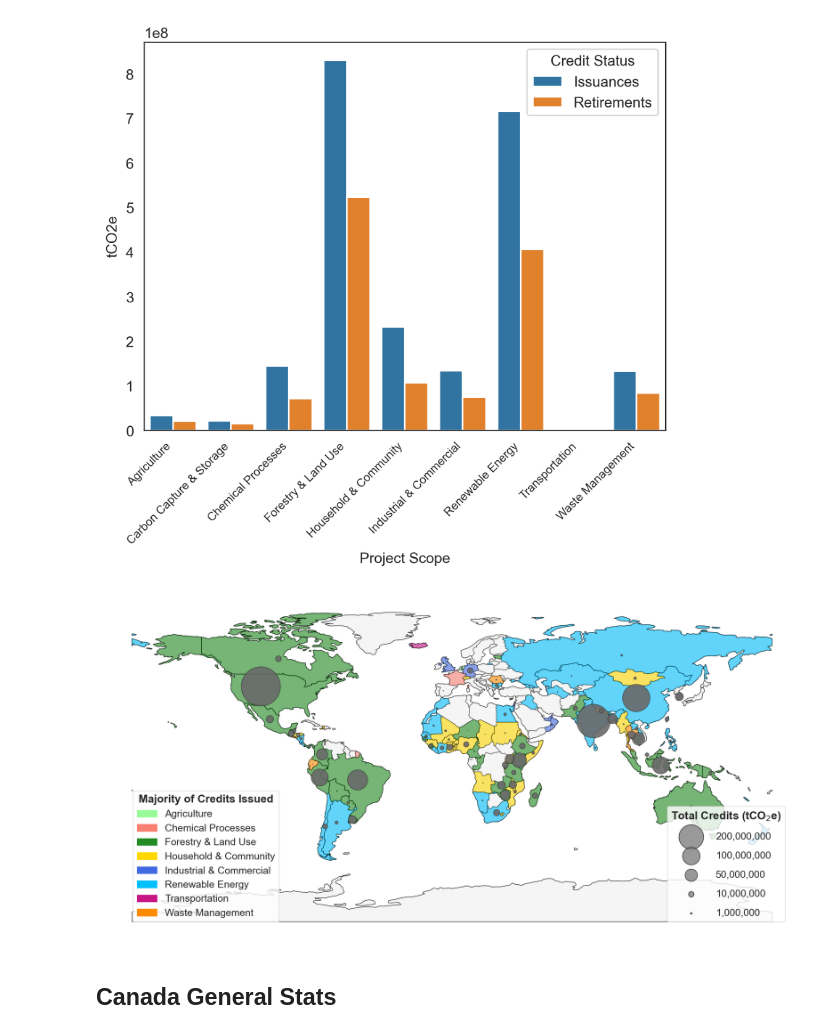
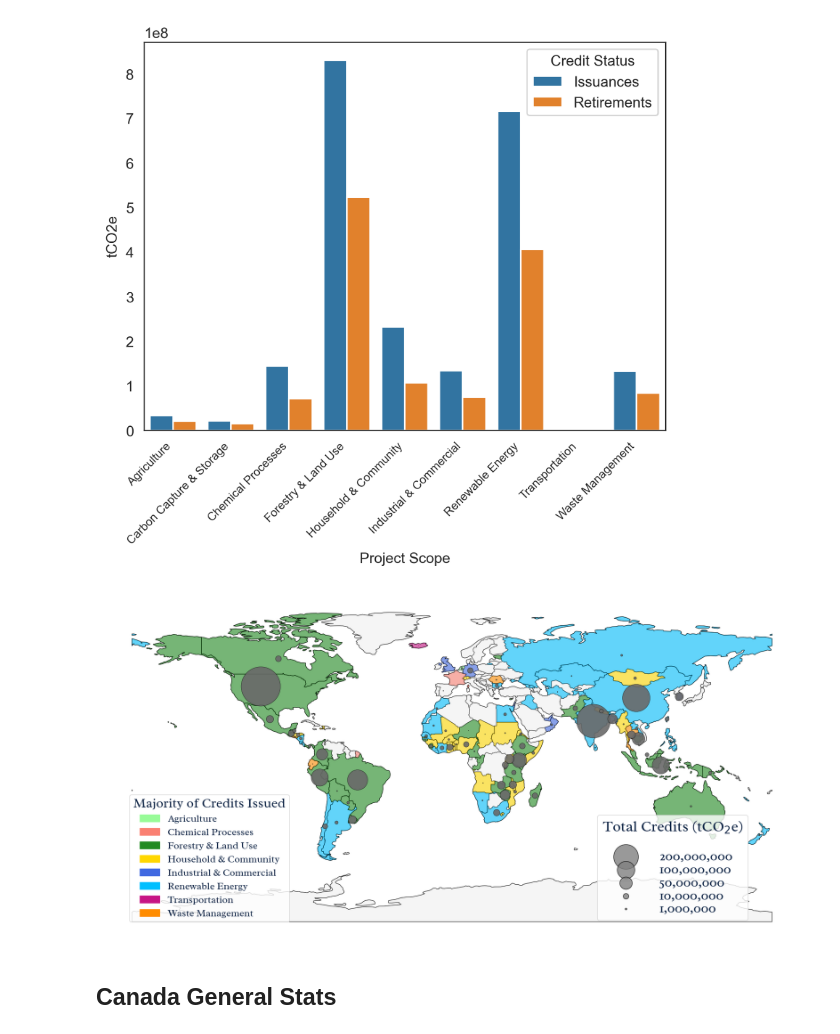
Before and after one commit to izzy-oceans/Carbon_Offsets_Project, a Jupyter notebook: code/VCM_Canada.ipynb, the cells around one changed output. Drawn from its saved outputs; the diff is of its cells as text; code cells hidden in the pictures.

```diff
--- a/code/VCM_Canada.ipynb
+++ b/code/VCM_Canada.ipynb
@@ -13,6 +13,22 @@ import plotly.graph_objects as go
 import json
 import cartopy.crs as ccrs
 import cartopy.feature as cfeature
+# %%
+## Custom plot styles (for poster)
+import matplotlib as mpl
+from matplotlib import font_manager
+
+font_path = '../data/Radley/Radley-Regular.ttf'
+#radley_font = font_manager.FontProperties(fname=font_path)
+font_manager.fontManager.addfont(font_path)
+
+mpl.rcParams.update({'text.color' : "#0d2344",
+                     'axes.labelcolor' : "#0d2344",
+                     'axes.titlecolor': '#0d2344',
+                     'xtick.color': '#0d2344',
+                     'ytick.color': '#0d2344',
+                     'legend.labelcolor': '#0d2344',
+                     'font.family': 'Radley'})
 # %%
 ## UBerkley Data
 uberk_raw = pd.read_excel('../data/offset_registries/UBerkley/UBerk_Voluntary-Registry-Offsets-Database--v2024-12-year-end.xlsx',
@@ -191,41 +207,41 @@ scatter = ax.scatter(
 )
 
 color_legend_patches = [mpatches.Patch(color=color, label=label) for label, color in color_map.items()]
 
 legend1 = ax.legend(handles=color_legend_patches,
                     title='Majority of Credits Issued',
                     loc="lower left",
-                    title_fontsize=20,
+                    title_fontsize=24.1,
                     fontsize=18,
-                    bbox_to_anchor=(0.04, 0.03)
+                    bbox_to_anchor=(0.035, 0.03)
                     )
 ax.get_legend().get_title().set_weight('bold')
 # Custom legend for bubble sizes
 for size in sorted([1e6,1e7 ,5e7, 1e8, 2e8], reverse=True):  # draw largest first
     ax.scatter([], [], s=size * size_scale, c='gray', alpha=0.8, edgecolors='k',
                label=f'{int(size):,}')
 
 ax.legend(
-    title="Total Credits (tCO$_2$e)",
+    title="Total Credits (tCO$_2$e)\n",
     loc='lower right',
-    bbox_to_anchor=(0.98, 0.03),
+    bbox_to_anchor=(0.93, 0.03),
     frameon=True,
-    fontsize=18,
-    title_fontsize=20,
-    labelspacing=1,
+    fontsize=24.1,
+    title_fontsize=27,
+    labelspacing=0.1,
     handletextpad=1.5  # padding between handle and text
 )
 
 ax.add_artist(legend1)
 ax.get_legend().get_title().set_weight('bold')
 #ax.set_title('Global voluntary carbon credits Issued since conception (1996 - 2024)', fontsize=30, fontdict= )
 ax.axis('off')
 
 plt.tight_layout()
 plt.savefig("issuance_bubble_map.png", dpi=300)
 plt.show()
 # %% [output]
-[figure, old version]
+[figure, new version]
 # %%
 # Animation Data - total issuances by country and year
 df = (uberk_raw.iloc[:, [0] + list(range(23, 52))]
```
Also changed, not shown: parts of 2 cells of this notebook, 1 other file.
